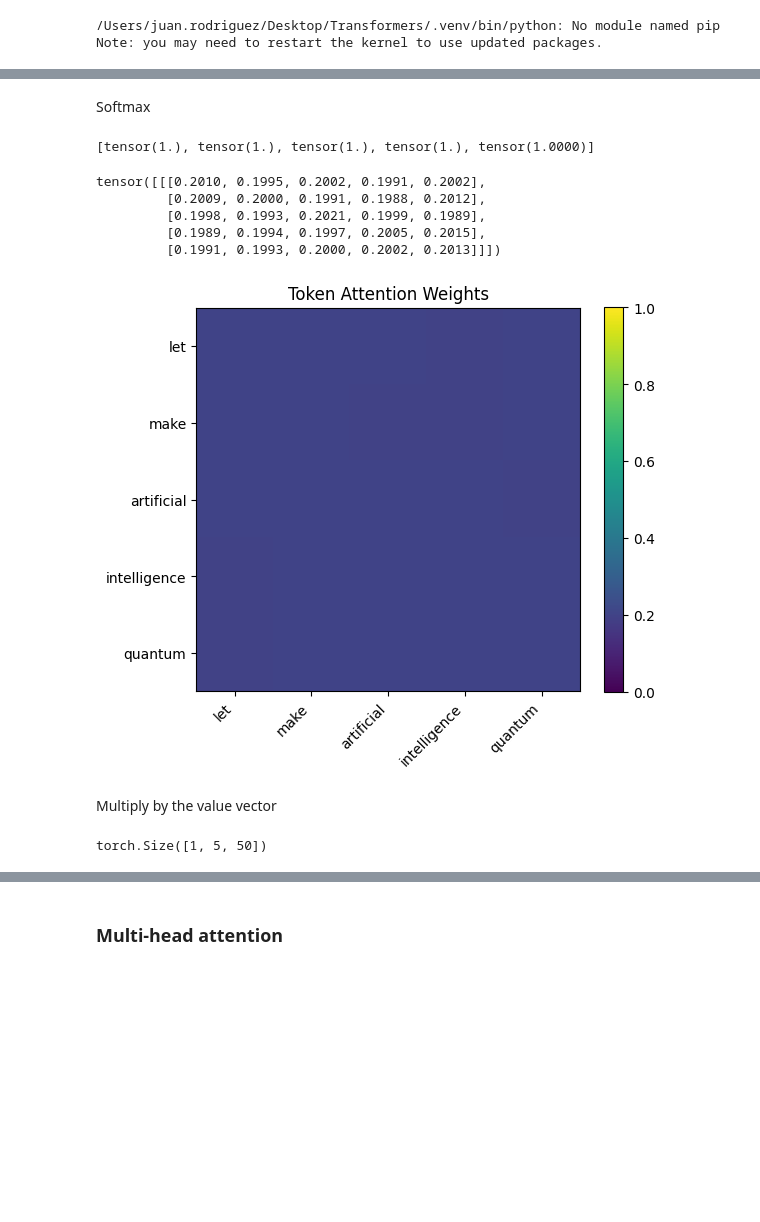
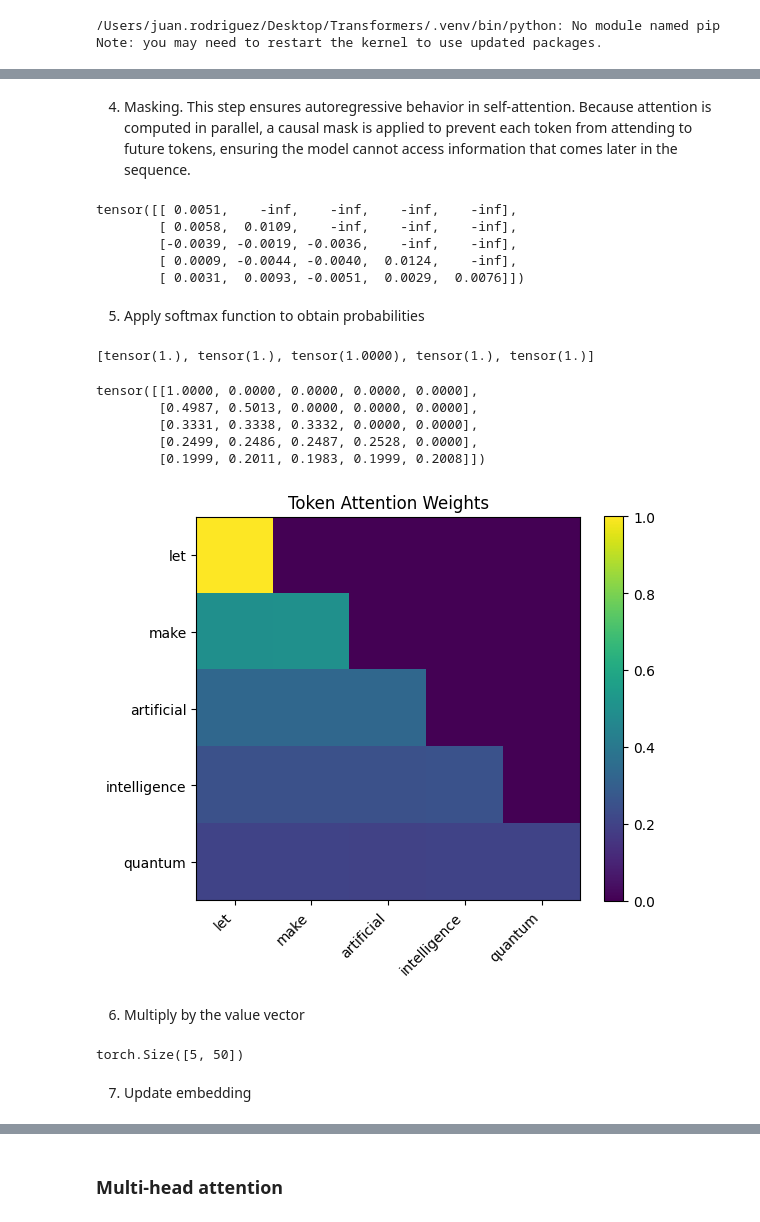
Before and after one commit to juanfrh7/Transformers, a Jupyter notebook: notebooks/attention.ipynb, the cells around one changed output, grey strips where cells are left out. Drawn from its saved outputs; the diff is of its cells as text; code cells hidden in the pictures; blank space fills up the shorter version.

Commit message:
include masking in single head, start coding multi head

```diff
--- a/notebooks/attention.ipynb
+++ b/notebooks/attention.ipynb
@@ -20,6 +22,6 @@ sentence = ["Let's make artificial intelligence quantum"]
 
 preprocessed_sentences = [preprocess_text(sent) for sent in sentence]
 model = Word2Vec(preprocessed_sentences, vector_size=50, min_count=1)
-word_vectors = model.wv
-word_vectors.vectors[0]  # Example: Get the vector for the first word
+word_vectors = torch.tensor(model.wv.vectors)
+word_vectors[0]  # Example: Get the vector for the first word
 # %% [output]
@@ -39,17 +40,14 @@ array([-1.0724545e-03,  4.7286271e-04,  1.0206699e-02,  1.8018546e-02,
 # %%
-batch_size = 1
 seq_len = len(preprocessed_sentences[0])
-emb_dim = word_vectors.vectors.shape[1]
+emb_dim = word_vectors.shape[1]
 
 Wq = torch.randn(emb_dim, emb_dim)
 Wk = torch.randn(emb_dim, emb_dim)
 Wv = torch.randn(emb_dim, emb_dim)
 
-X = torch.tensor([word_vectors.vectors])
+Q = torch.matmul(word_vectors, Wq)  # (seq_len, emb_dim)
+K = torch.matmul(word_vectors, Wk)  # (seq_len, emb_dim)
+V = torch.matmul(word_vectors, Wv)  # (seq_len, emb_dim)
 
-Q = torch.matmul(X, Wq)  # (batch_size, seq_len, emb_dim)
-K = torch.matmul(X, Wk)  # (batch_size, seq_len, emb_dim)
-V = torch.matmul(X, Wv)  # (batch_size, seq_len, emb_dim)
-
-Q.shape
+word_vectors.shape
 # %% [output]
@@ -64,33 +62,49 @@ torch.Size([1, 5, 5])
+# %% [markdown]
+4. Masking. This step ensures autoregressive behavior in self-attention. Because attention is computed in parallel, a causal mask is applied to prevent each token from attending to future tokens, ensuring the model cannot access information that comes later in the sequence.
+# %%
+L = scores.size(0)  # 5
+
+mask = torch.triu(torch.ones(L, L, device=scores.device, dtype=torch.bool), diagonal=1)
+scores_masked = scores.masked_fill(mask, float("-inf"))
+scores_masked
+# %% [output]
+tensor([[ 0.0051,    -inf,    -inf,    -inf,    -inf],
+        [ 0.0058,  0.0109,    -inf,    -inf,    -inf],
+        [-0.0039, -0.0019, -0.0036,    -inf,    -inf],
+        [ 0.0009, -0.0044, -0.0040,  0.0124,    -inf],
+        [ 0.0031,  0.0093, -0.0051,  0.0029,  0.0076]])
 # %% [markdown]
-Softmax
+5. Apply softmax function to obtain probabilities
 # %%
-attn_weights = torch.softmax(scores, dim=-1)
-print([sum(attn_weights[0][i]) for i in range(seq_len)])  # each row sums to 1
+attn_weights = torch.softmax(scores_masked, dim=-1)
+print([sum(attn_weights[i]) for i in range(seq_len)])  # each row sums to 1
 # %% [output]
-[tensor(1.), tensor(1.), tensor(1.), tensor(1.), tensor(1.0000)]
+[tensor(1.), tensor(1.), tensor(1.0000), tensor(1.), tensor(1.)]
 # %%
 attn_weights
 # %% [output]
-tensor([[[0.2010, 0.1995, 0.2002, 0.1991, 0.2002],
-         [0.2009, 0.2000, 0.1991, 0.1988, 0.2012],
-         [0.1998, 0.1993, 0.2021, 0.1999, 0.1989],
-         [0.1989, 0.1994, 0.1997, 0.2005, 0.2015],
-         [0.1991, 0.1993, 0.2000, 0.2002, 0.2013]]])
+tensor([[1.0000, 0.0000, 0.0000, 0.0000, 0.0000],
+        [0.4987, 0.5013, 0.0000, 0.0000, 0.0000],
+        [0.3331, 0.3338, 0.3332, 0.0000, 0.0000],
+        [0.2499, 0.2486, 0.2487, 0.2528, 0.0000],
+        [0.1999, 0.2011, 0.1983, 0.1999, 0.2008]])
 # %%
 plt.figure(figsize=(max(6, seq_len * 0.7), max(5, seq_len * 0.6)))
-plt.imshow(attn_weights.detach().numpy()[0], vmin=0, vmax=1)
+plt.imshow(attn_weights.detach().numpy(), vmin=0, vmax=1)
 plt.xticks(range(seq_len), preprocessed_sentences[0], rotation=45, ha="right")
 plt.yticks(range(seq_len), preprocessed_sentences[0])
 plt.colorbar()
 plt.title("Token Attention Weights")
 plt.tight_layout()
 plt.show()
 # %% [output]
-[figure, old version]
+[figure, new version]
 # %% [markdown]
-Multiply by the value vector
+6. Multiply by the value vector
 # %%
 att_pattern = torch.matmul(attn_weights, V)
 att_pattern.shape
 # %% [output]
-torch.Size([1, 5, 50])
+torch.Size([5, 50])
+# %% [markdown]
+7. Update embedding
```
Also changed, not shown: parts of 11 cells of this notebook, 2 other files.
